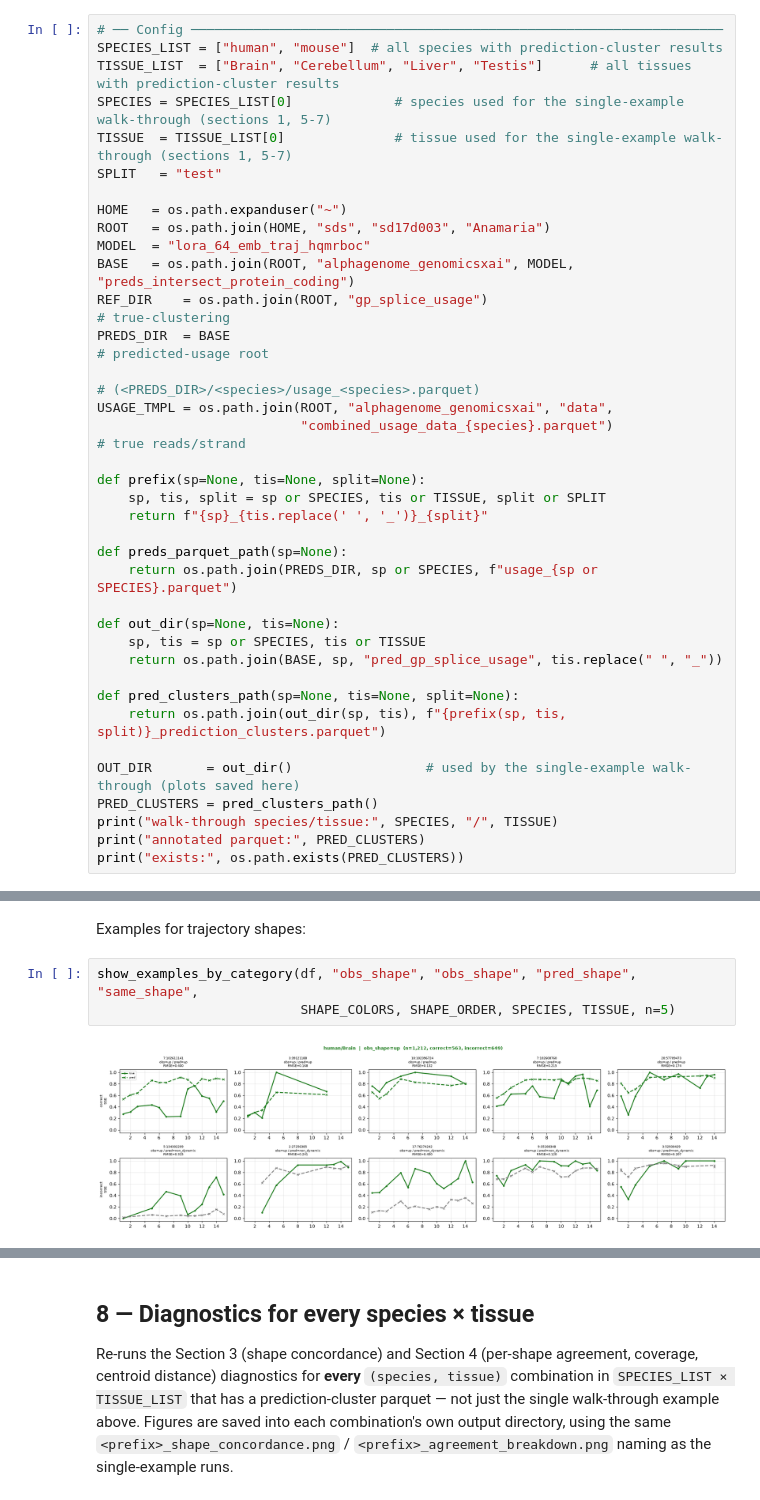
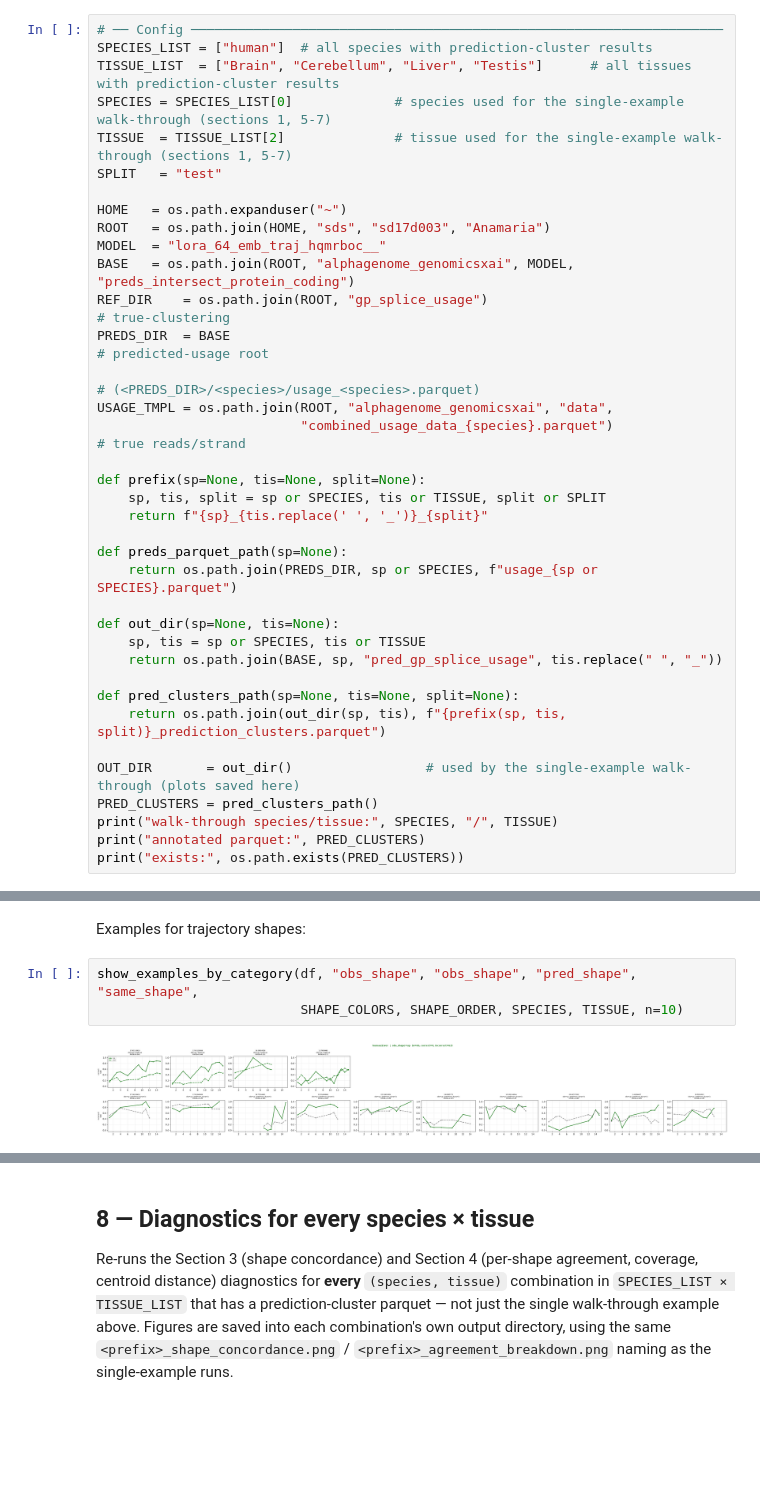
Before and after one commit to anamariaelek/alphagenome-pytorch, a Jupyter notebook: examples/notebooks/splice_prediction_clustering.ipynb, the cells around one changed output, grey strips where cells are left out. Drawn from its saved outputs; the diff is of its cells as text; blank space fills up the shorter version.

```diff
--- a/examples/notebooks/splice_prediction_clustering.ipynb
+++ b/examples/notebooks/splice_prediction_clustering.ipynb
@@ -41,15 +41,15 @@ from alphagenome_pytorch.clustering import DYNAMIC_SHAPE_ORDER as SHAPE_ORDER, D
 plt.rcParams.update({"figure.dpi": 100, "font.size": 10})
 # %%
 # ── Config ────────────────────────────────────────────────────────────────────
-SPECIES_LIST = ["human", "mouse"]  # all species with prediction-cluster results
+SPECIES_LIST = ["human"]  # all species with prediction-cluster results
 TISSUE_LIST  = ["Brain", "Cerebellum", "Liver", "Testis"]      # all tissues with prediction-cluster results
 SPECIES = SPECIES_LIST[0]             # species used for the single-example walk-through (sections 1, 5-7)
-TISSUE  = TISSUE_LIST[0]              # tissue used for the single-example walk-through (sections 1, 5-7)
+TISSUE  = TISSUE_LIST[2]              # tissue used for the single-example walk-through (sections 1, 5-7)
 SPLIT   = "test"
 
 HOME   = os.path.expanduser("~")
 ROOT   = os.path.join(HOME, "sds", "sd17d003", "Anamaria")
-MODEL  = "lora_64_emb_traj_hqmrboc"
+MODEL  = "lora_64_emb_traj_hqmrboc__"
 BASE   = os.path.join(ROOT, "alphagenome_genomicsxai", MODEL, "preds_intersect_protein_coding")
 REF_DIR    = os.path.join(ROOT, "gp_splice_usage")                                   # true-clustering
 PREDS_DIR  = BASE                                                                     # predicted-usage root
@@ -579,6 +660,6 @@ def show_examples_by_category(data, cat_col, obs_col, pred_col, same_col, colors
 Examples for trajectory shapes:
 # %%
 show_examples_by_category(df, "obs_shape", "obs_shape", "pred_shape", "same_shape",
-                          SHAPE_COLORS, SHAPE_ORDER, SPECIES, TISSUE, n=5)
+                          SHAPE_COLORS, SHAPE_ORDER, SPECIES, TISSUE, n=10)
 # %% [output]
-[figure, old version]
+[figure, new version]
```
Also changed, not shown: parts of 17 cells of this notebook, 47 other files.
